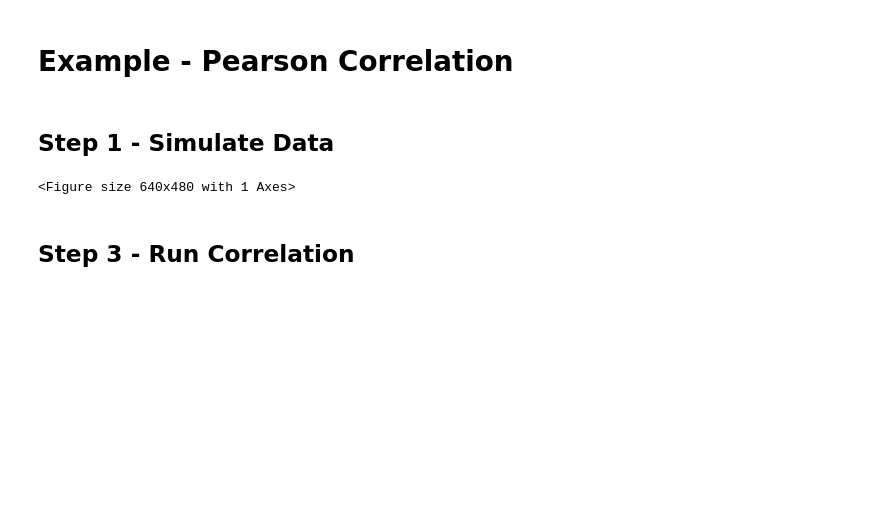
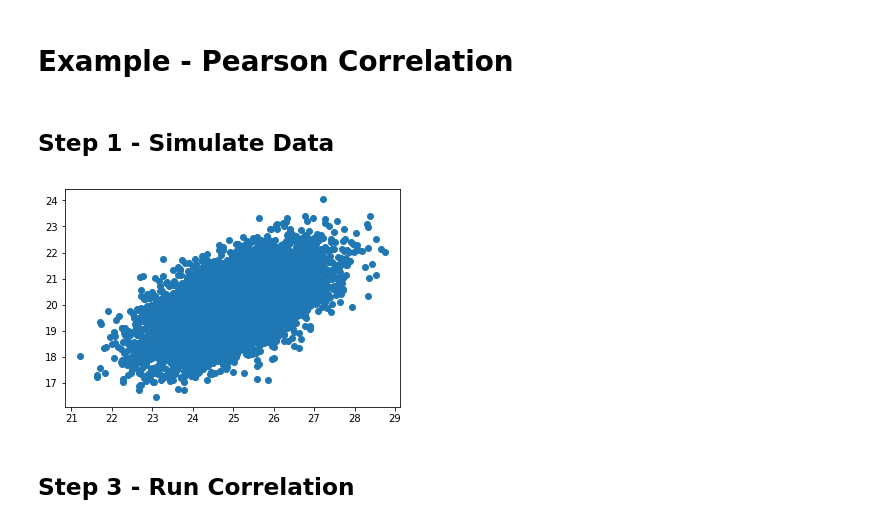
Before and after one commit to drfeinberg/PNB-Open-Science-Summer-Workshop, a Jupyter notebook: 07-Reproducible-Statistics.ipynb, the cells around one changed output. Drawn from its saved outputs; the diff is of its cells as text; code cells hidden in the pictures; blank space fills up the shorter version.

```diff
--- a/07-Reproducible-Statistics.ipynb
+++ b/07-Reproducible-Statistics.ipynb
@@ -58,11 +48,10 @@ y = temperature
 # %%
 import matplotlib.pyplot as plt
 ## Plot the data to see if it looks right
-plt.plot(x, y, 'o')
-#plt.axis('equal')
+plt.plot(apples, temperature,'o')
 plt.show()
 # %% [output]
-<Figure size 640x480 with 1 Axes>
+[figure, added]
 # %% [markdown]
 ## Step 3 - Run Correlation
 # %%
```
Also changed, not shown: parts of 10 cells of this notebook, 12 other files.
